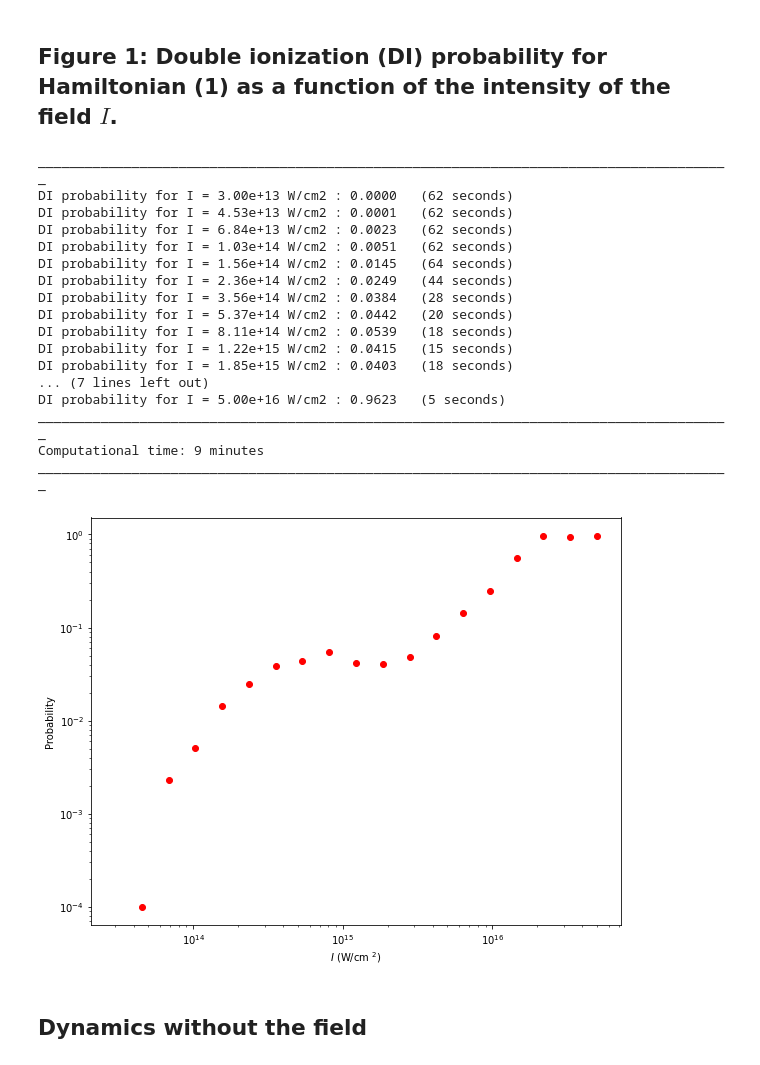
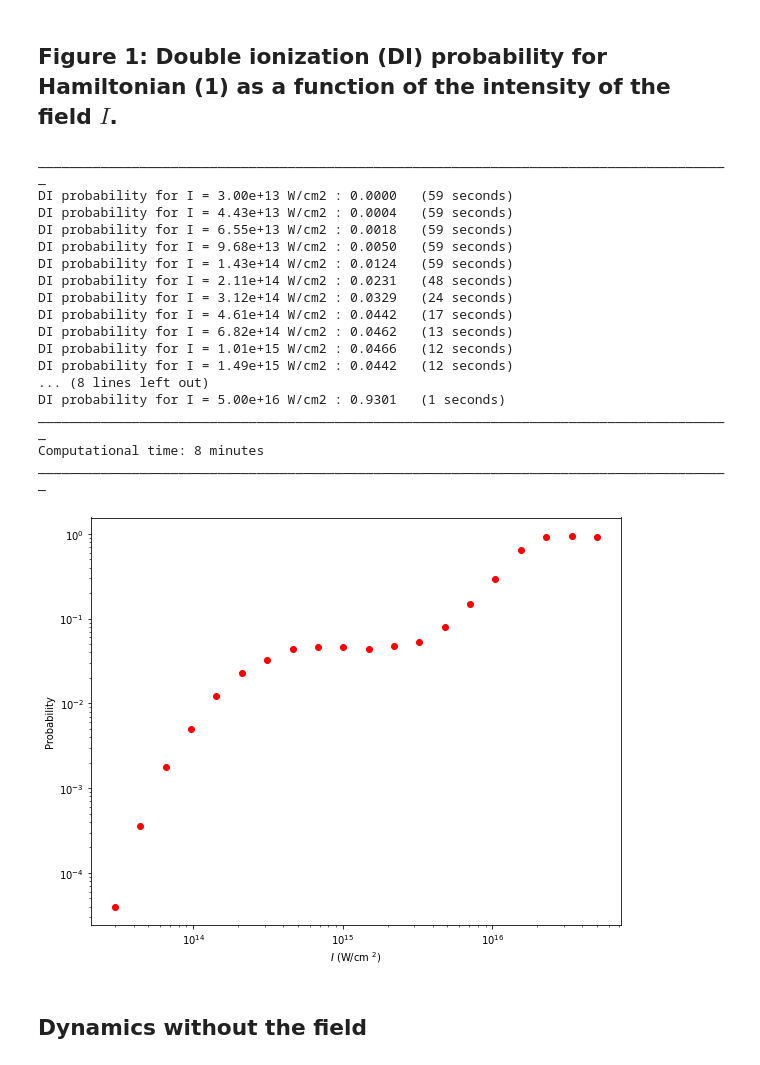
Before and after one commit to cchandre/Notebook-Article, a Jupyter notebook: Interactive_Article.ipynb, the cells around one changed output. Saved outputs shown, nothing was run; the diff lists cells and outputs as text; code cells hidden in the pictures.

```diff
--- a/Interactive_Article.ipynb
+++ b/Interactive_Article.ipynb
@@ -43,17 +43,17 @@ b = 1.0 #@param {type:"number"}
 E_g = -2.24 #@param {type:"number"}
 
 #@markdown Field
-Wavelength = 780 #@param {type:"number"}
-Pulse_duration = 8 #@param {type:"integer"}
-params_envelop = (2, Pulse_duration-4, 2, 2)
+Wavelength_in_nm = 780 #@param {type:"number"}
+Pulse_duration_in_lc = 8 #@param {type:"integer"}
+params_envelop = (2, Pulse_duration_in_lc-4, 2, 2)
 
 import matplotlib.pyplot as plt
-import math
 import numpy as np
 import time
 from scipy.optimize import fsolve
 import warnings
 warnings.filterwarnings('ignore', 'The iteration is not making good progress')
+
 
 class Atom:
     def __init__(self, a, b, ground_state_energy, size=5.0, thresh=100):
@@ -70,12 +70,12 @@ class Field:
     def __init__(self, wavelength, intensity=[], envelope=[], params_envelop=[]):
         self.wavelength = wavelength
         self.frequency = 45.597 / wavelength
+        self.period = 2.0 * np.pi / self.frequency
         self.intensity = intensity
         self.amplitude = 5.338e-9 * np.sqrt(self.intensity)
         self.envelope = envelope
         self.params = params_envelop
         self.times = np.cumsum(self.params)
-        self.period = 2.0 * np.pi / self.frequency
         self.tf = np.sum(self.params) * self.period
 
 
@@ -138,82 +138,82 @@ def generate_initial_conditions(atom, integration):
 
 
 my_atom = Atom(a=a, b=b, ground_state_energy=E_g, thresh=100)
-my_field = Field(wavelength=Wavelength, envelope=trapezoidal, params_envelop=params_envelop)
 # %% [markdown]
 ## Figure 1: Double ionization (DI) probability for Hamiltonian (1) as a function of the intensity of the field $I$.
 # %%
 #@title Parameters {display-mode: "form"}
 I_min = 3e13 #@param {type:"number"}
 I_max = 5e16 #@param {type:"number"}
-Number_of_Intensities =  19 #@param {type:"integer"}
-N = 50000 #@param {type:"number"}
-Precision = "single" #@param ["single", "double"] {type:"string"}
+Number_of_Intensities =  20 #@param {type:"integer"}
+N = 50000
+Precision = "single"
+h_step = 0.05
 
 if Precision == "single":
     precision_name = np.float32
 elif Precision == "double":
     precision_name = np.float64
-parameters = Integration(N=N, step=0.01, precision=precision_name)
+parameters = Integration(N=N, step=h_step, precision=precision_name)
 
 
-def eqn_motion_fig1(atom, field, integration, x0):
+def eqn_motion_fig1(x, atom, field, integration):
     t = 0.0
-    xf = x0.copy()
+    xf = x.copy()
     while t <= field.tf:
         e0_eff = integration.precision(field.amplitude * field.envelope(t, field) * np.sin(field.frequency * t))
         xf[:2, ] += integration.h * 0.5 * xf[2:, ]
         xf[2:, ] -= integration.h * (potential_2e(atom, xf[:2, ], is_deriv=True) + e0_eff)
         xf[:2, ] += integration.h * 0.5 * xf[2:, ]
         t += integration.h
     return xf
 
 
 print("_________________________________________________________________________________________")
 Intensities = 10 ** np.linspace(np.log10(I_min), np.log10(I_max), Number_of_Intensities)
 start = time.time()
-proba = np.zeros(Number_of_Intensities)
+proba_di = np.zeros(Number_of_Intensities)
 for it in range(Number_of_Intensities):
     X0 = parameters.precision(generate_initial_conditions(my_atom, parameters))
-    my_field = Field(wavelength=Wavelength, intensity=Intensities[it], envelope=trapezoidal, params_envelop=params_envelop)
+    my_field = Field(wavelength=Wavelength_in_nm, intensity=Intensities[it], envelope=trapezoidal, params_envelop=params_envelop)
     start_di = time.time()
-    Xf = eqn_motion_fig1(my_atom, my_field, parameters, X0)
+    Xf = eqn_motion_fig1(X0, my_atom, my_field, parameters)
     cond_di = (np.abs(Xf[0, ]) >= my_atom.thresh) & (np.abs(Xf[1, ]) >= my_atom.thresh)
-    proba[it] = float(np.count_nonzero(cond_di) / parameters.N)
+    proba_di[it] = float(np.count_nonzero(cond_di) / parameters.N)
     end_di = time.time()
-    print("DI probability for I = {:.2e} W/cm2 : {:.4f}   ({} seconds)".format(Intensities[it], proba[it], int(np.rint(end_di-start_di))))
-    if proba[it] == 0:
+    print("DI probability for I = {:.2e} W/cm2 : {:.4f}   ({} seconds)".format(Intensities[it], proba_di[it], int(np.rint(end_di-start_di))))
+    if proba_di[it] == 0:
         parameters.N = N
     else:
-        parameters.N = min(N, int(math.floor(500/proba[it])))
+        parameters.N = min(N, int(np.floor(N/100/proba_di[it])))
 end = time.time()
 print("_________________________________________________________________________________________")
 print("Computational time: {} minutes".format(int(np.rint((end-start)/60))))
 print("_________________________________________________________________________________________")
 
 plt.figure(figsize=(9.5,7.5))
 plt.xlabel('$I$ (W/cm $^2$)')
 plt.ylabel('Probability')
-plt.loglog(Intensities, proba, marker='o', color='r', linestyle='None', label='Double ionization')
+plt.loglog(Intensities, proba_di, marker='o', color='r', linestyle='None', label='Double ionization')
 plt.show()
 # %% [output]
 _________________________________________________________________________________________
-DI probability for I = 3.00e+13 W/cm2 : 0.0000   (62 seconds)
-DI probability for I = 4.53e+13 W/cm2 : 0.0001   (62 seconds)
-DI probability for I = 6.84e+13 W/cm2 : 0.0023   (62 seconds)
-DI probability for I = 1.03e+14 W/cm2 : 0.0051   (62 seconds)
-DI probability for I = 1.56e+14 W/cm2 : 0.0145   (64 seconds)
-DI probability for I = 2.36e+14 W/cm2 : 0.0249   (44 seconds)
-DI probability for I = 3.56e+14 W/cm2 : 0.0384   (28 seconds)
-DI probability for I = 5.37e+14 W/cm2 : 0.0442   (20 seconds)
-DI probability for I = 8.11e+14 W/cm2 : 0.0539   (18 seconds)
-DI probability for I = 1.22e+15 W/cm2 : 0.0415   (15 seconds)
-DI probability for I = 1.85e+15 W/cm2 : 0.0403   (18 seconds)
-... (7 lines left out)
-DI probability for I = 5.00e+16 W/cm2 : 0.9623   (5 seconds)
+DI probability for I = 3.00e+13 W/cm2 : 0.0000   (59 seconds)
+DI probability for I = 4.43e+13 W/cm2 : 0.0004   (59 seconds)
+DI probability for I = 6.55e+13 W/cm2 : 0.0018   (59 seconds)
+DI probability for I = 9.68e+13 W/cm2 : 0.0050   (59 seconds)
+DI probability for I = 1.43e+14 W/cm2 : 0.0124   (59 seconds)
+DI probability for I = 2.11e+14 W/cm2 : 0.0231   (48 seconds)
+DI probability for I = 3.12e+14 W/cm2 : 0.0329   (24 seconds)
+DI probability for I = 4.61e+14 W/cm2 : 0.0442   (17 seconds)
+DI probability for I = 6.82e+14 W/cm2 : 0.0462   (13 seconds)
+DI probability for I = 1.01e+15 W/cm2 : 0.0466   (12 seconds)
+DI probability for I = 1.49e+15 W/cm2 : 0.0442   (12 seconds)
+... (8 lines left out)
+DI probability for I = 5.00e+16 W/cm2 : 0.9301   (1 seconds)
 _________________________________________________________________________________________
-Computational time: 9 minutes
+Computational time: 8 minutes
 _________________________________________________________________________________________
-[figure, old version]
+[figure, new version]
 # %% [markdown]
 ## Dynamics without the field
 # %% [markdown]
```
Also changed, not shown: parts of 3 cells of this notebook.
